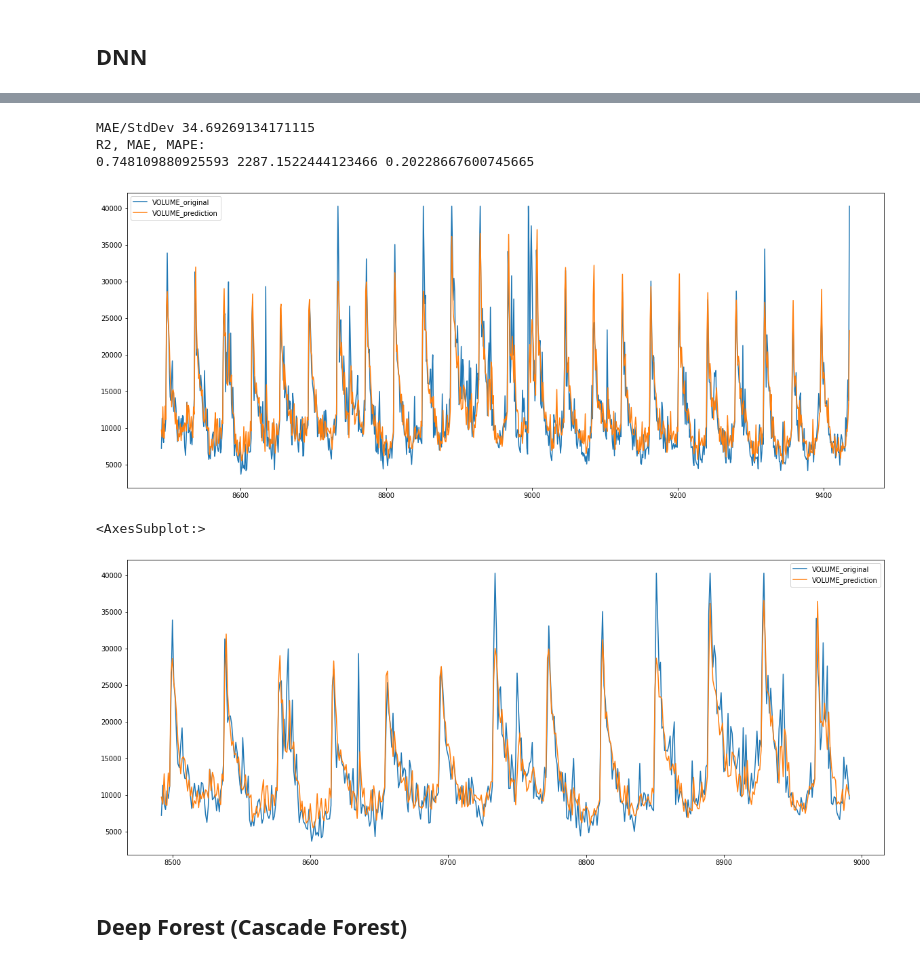
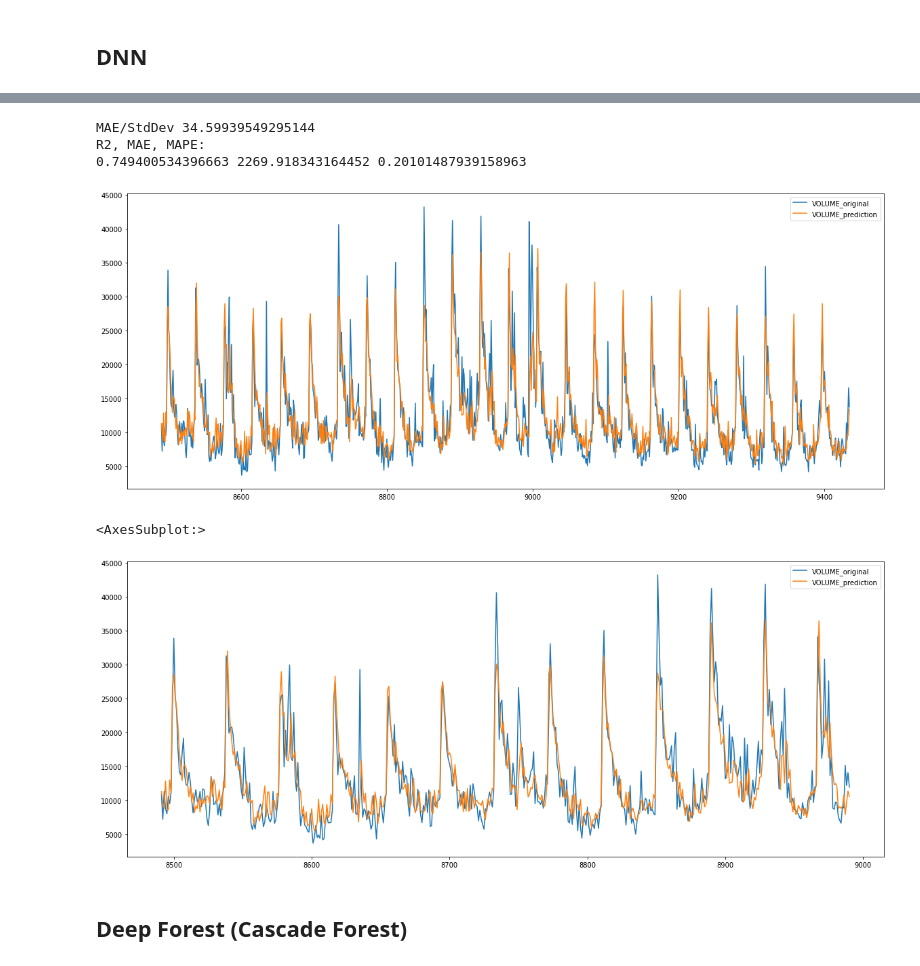
Before and after one commit to OlegTestov/VolumePrediction, a Jupyter notebook: notebooks/NQ_vol_prediction_AVG.ipynb, the cells around one changed output, grey strips where cells are left out. Drawn from its saved outputs; the diff is of its cells as text; code cells hidden in the pictures.

```diff
--- a/notebooks/NQ_vol_prediction_AVG.ipynb
+++ b/notebooks/NQ_vol_prediction_AVG.ipynb
@@ -219,6 +219,7 @@ train_indexes = list(range(train_len))
 val_indexes = list(range(train_len, train_len+val_len))
 test_indexes = list(range(train_len+val_len, train_len+val_len+test_len))
 
+ts_orig = ts.copy(deep=True)[['VOLUME_fut']].rename(columns={'VOLUME_fut':'VOLUME_fut_orig'})
 ts
 # %% [output]
 |  | VOLUME_fut | VOLUME_etf | hhmm | VOLUME_opt |
@@ -312,5 +313,6 @@ for column in columns:
     ts_unseason[column] = ts_unseason[column] - ts_unseason[f'{column}_agg']
 
 ts_unseason.dropna(inplace=True)
+ts_unseason = ts_unseason.join(ts_orig)
 ts_unseason
 # %% [output]
@@ -350,7 +352,7 @@ for column in columns:
 # %% [markdown]
 ### Add lags
 # %%
-df = ts_unseason[columns+['hhmm', 'VOLUME_fut_agg']].copy(deep=True)
+df = ts_unseason[columns+['hhmm', 'VOLUME_fut_agg', 'VOLUME_fut_orig']].copy(deep=True)[:-1]
 
 periods = [1, 2, 3, 4, 38, 39, 40, 41]
 target = ['VOLUME_fut']
@@ -781,32 +781,32 @@ dnn_models = pd.DataFrame(tuner.results).set_index('trials').loc[min_index['metr
 # %%
 prediction_dnn = pd.DataFrame(pd.concat([pd.DataFrame(dnn.predict(x_test), index=x_test.index) for dnn in dnn_models], axis=1).mean(axis=1), columns=['prediction'])
 
-tdf_test = prediction_dnn.join(df)[['prediction','VOLUME_fut_agg', 'VOLUME_fut']].copy(deep=True)
+tdf_test = prediction_dnn.join(df)[['prediction','VOLUME_fut_agg', 'VOLUME_fut_orig']].copy(deep=True)
 tdf_test['VOLUME_prediction'] = tdf_test['prediction'] + tdf_test['VOLUME_fut_agg']
-tdf_test['VOLUME_original'] = tdf_test['VOLUME_fut'] + tdf_test['VOLUME_fut_agg']
+tdf_test['VOLUME_original'] = tdf_test['VOLUME_fut_orig']
 
 tdf_test['VOLUME_original'].plot(figsize=[20, 8], legend=True)
 tdf_test['VOLUME_prediction'].plot(figsize=[20, 8], legend=True)
 
 std_orig = tdf_test.std(numeric_only=True)['VOLUME_original']
 r2_dnn = r2_score(tdf_test['VOLUME_original'], tdf_test['VOLUME_prediction'])
 mae_dnn = mean_absolute_error(tdf_test['VOLUME_original'], tdf_test['VOLUME_prediction'])
 mape_dnn = mean_absolute_percentage_error(tdf_test['VOLUME_original'], tdf_test['VOLUME_prediction'])
 
 print('MAE/StdDev', mae_dnn/std_orig*100)
 print('R2, MAE, MAPE:')
 print(r2_dnn, mae_dnn, mape_dnn)
 # %% [output]
-MAE/StdDev 34.69269134171115
+MAE/StdDev 34.59939549295144
 R2, MAE, MAPE:
-0.748109880925593 2287.1522444123466 0.20228667600745665
+0.749400534396663 2269.918343164452 0.20101487939158963
-[figure, old version]
+[figure, new version]
 # %%
 tdf_test.iloc[:500]['VOLUME_original'].plot(figsize=[20, 8], legend=True)
 tdf_test.iloc[:500]['VOLUME_prediction'].plot(figsize=[20, 8], legend=True)
 # %% [output]
 <AxesSubplot:>
-[figure, old version]
+[figure, new version]
 # %% [markdown]
 ## Deep Forest (Cascade Forest)
 # %%
```
Also changed, not shown: parts of 18 cells of this notebook.
